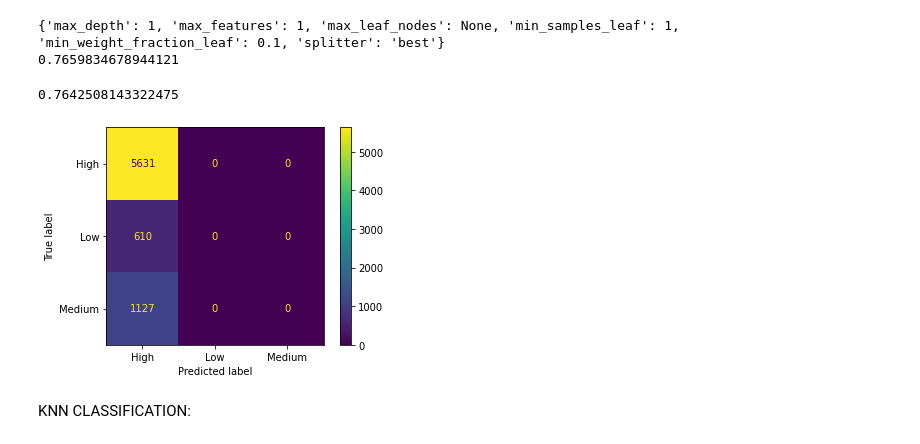
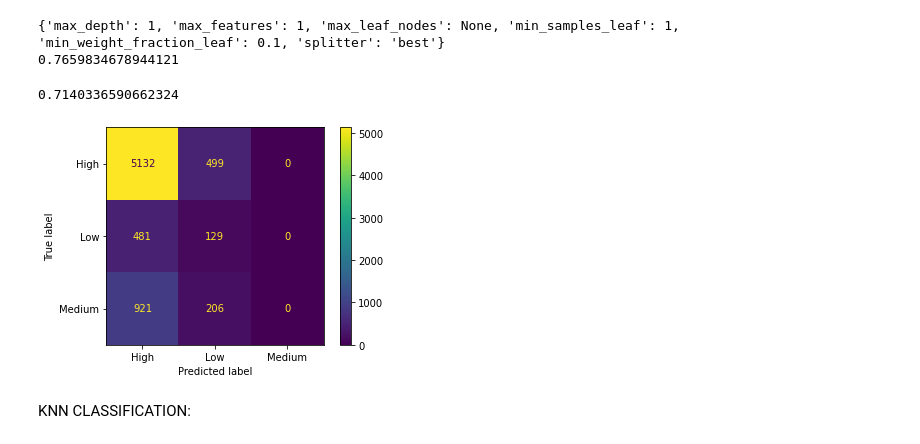
Before and after one commit to tztrz/MSc-Proj, a Jupyter notebook: UKBMS_HADUK_Model.ipynb, the cells around one changed output. Drawn from its saved outputs; the diff is of its cells as text; code cells hidden in the pictures.

```diff
--- a/UKBMS_HADUK_Model.ipynb
+++ b/UKBMS_HADUK_Model.ipynb
@@ -120,7 +132,7 @@ x_c = df[['sun','average temp','rainfall','relative humidity']]
 y_c = df[['Diversity']]
 x_ctrain,x_ctest,y_ctrain,y_ctest = train_test_split(x_c,y_c,test_size=0.3,random_state=44)
 
-dtree_model = tree.DecisionTreeClassifier()
+dtree_model = tree.DecisionTreeClassifier(class_weight='balanced')
 dtree_model.fit(x_ctrain,y_ctrain)
 dtree_preds = dtree_model.predict(x_ctest)
 
@@ -128,5 +140,6 @@ cm = metrics.confusion_matrix(y_ctest,dtree_preds)
 acc = metrics.accuracy_score(y_ctest, dtree_preds)
 
 metrics.ConfusionMatrixDisplay.from_predictions(y_ctest,dtree_preds)
+print(metrics.f1_score(y_ctest,dtree_preds, average='weighted'))
 print(acc)
 # %% [output]
@@ -165,17 +179,17 @@ print(c_tuning_model.best_score_)
 {'max_depth': 1, 'max_features': 1, 'max_leaf_nodes': None, 'min_samples_leaf': 1, 'min_weight_fraction_leaf': 0.1, 'splitter': 'best'}
 0.7659834678944121
 # %%
-tuned_ctree = tree.DecisionTreeClassifier(max_depth=1,max_features='auto',max_leaf_nodes=None,min_samples_leaf=1,min_weight_fraction_leaf=0.1,splitter='best')
+tuned_ctree = tree.DecisionTreeClassifier(class_weight='balanced',max_depth=1,max_features='auto',max_leaf_nodes=None,min_samples_leaf=1,min_weight_fraction_leaf=0.1,splitter='best')
 tuned_ctree.fit(x_ctrain,y_ctrain)
 tuned_ctree_preds = tuned_ctree.predict(x_ctest)
 
 acc = metrics.accuracy_score(y_ctest, tuned_ctree_preds)
 
 metrics.ConfusionMatrixDisplay.from_predictions(y_ctest,tuned_ctree_preds)
 print(acc)
 # %% [output]
-0.7642508143322475
+0.7140336590662324
-[figure, old version]
+[figure, new version]
 # %% [markdown]
 KNN CLASSIFICATION:
 # %%
```
Also changed, not shown: parts of 2 cells of this notebook.
